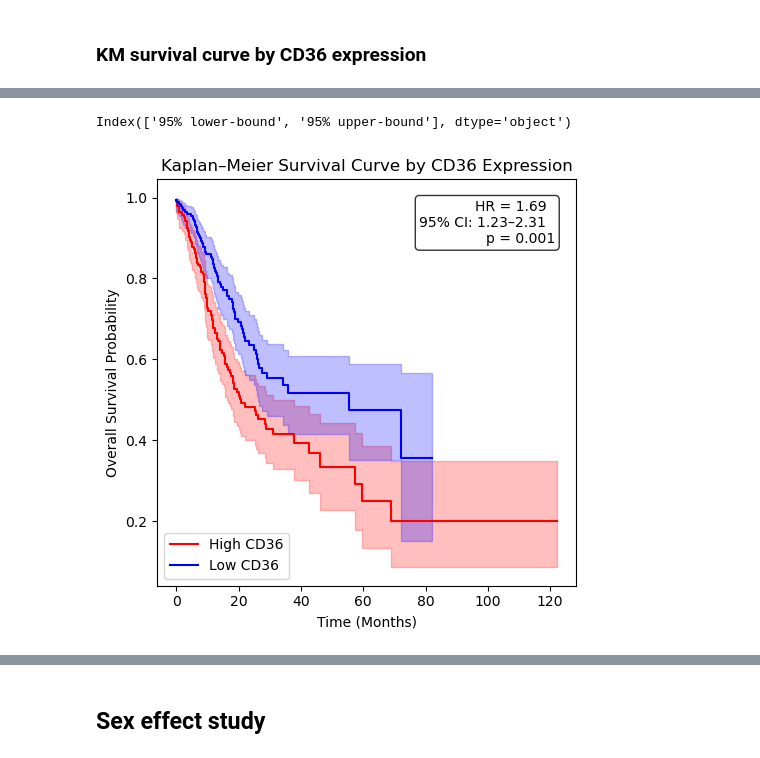
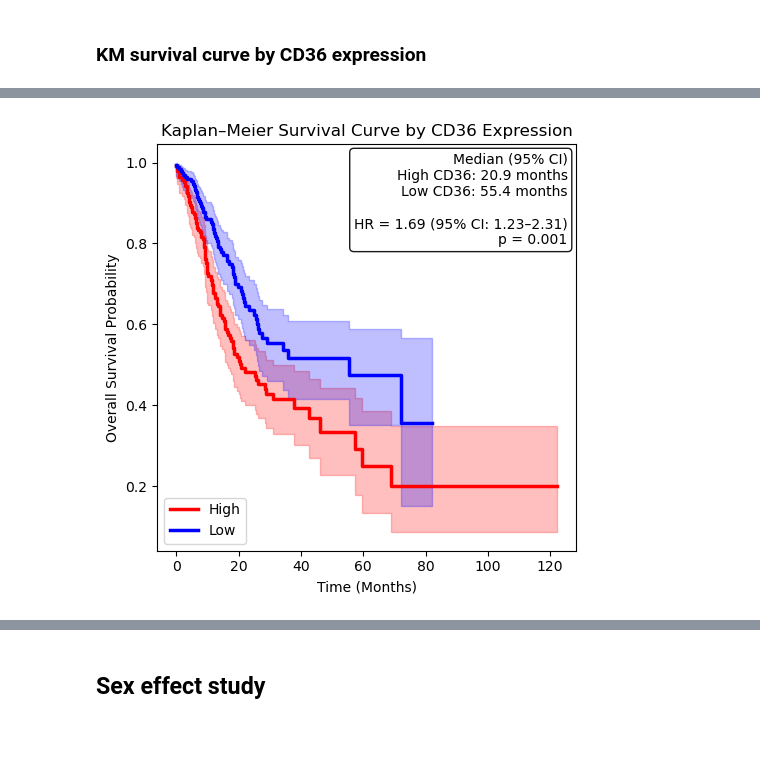
Before and after one commit to atanugiri/gastric-cancer, a Jupyter notebook: 01_Data_Analysis.ipynb, the cells around one changed output, grey strips where cells are left out. Cells and saved outputs as stored; diff of their text form; code cells hidden in the pictures.

Commit message:
Data analysis

```diff
--- a/01_Data_Analysis.ipynb
+++ b/01_Data_Analysis.ipynb
@@ -319,73 +283,68 @@ plt.show()
-# %%
-print(cph.confidence_intervals_.columns)
-# %% [output]
-Index(['95% lower-bound', '95% upper-bound'], dtype='object')
 # %%
 from lifelines import KaplanMeierFitter, CoxPHFitter
 import matplotlib.pyplot as plt
+import numpy as np
 
-# 1. Prepare data
+# Prepare data
 km_df = clinical_df[["Overall Survival (Months)", "Overall Survival Status", "CD36_Group"]].dropna()
-# Binary encode CD36_Group: High=1, Low=0
 km_df["CD36_High"] = (km_df["CD36_Group"] == "High").astype(int)
 
-# 2. Fit Cox model
+# Fit Cox model
 cph = CoxPHFitter()
-cph.fit(
-    km_df,
-    duration_col="Overall Survival (Months)",
-    event_col="Overall Survival Status",
-    formula="CD36_High"
-)
+cph.fit(km_df, duration_col="Overall Survival (Months)", event_col="Overall Survival Status", formula="CD36_High")
 
-# Extract HR, CI and p-value
+# Get HR and correct CI
 hr = cph.hazard_ratios_["CD36_High"]
-import numpy as np
-
 log_ci = cph.confidence_intervals_.loc["CD36_High"]
 ci_lower = np.exp(log_ci["95% lower-bound"])
 ci_upper = np.exp(log_ci["95% upper-bound"])
+p_val = cph.summary.loc["CD36_High", "p"]
 
-p_value = cph.summary.loc["CD36_High", "p"]
-
-# 3. Plot KM curves
-kmf = KaplanMeierFitter()
-group_colors = {"High": "red", "Low": "blue"}
-
+# Plot KM curves
 plt.figure(figsize=(5, 5))
 ax = plt.gca()
+group_colors = {"High": "red", "Low": "blue"}
+median_dict = {}
 
 for group in ["High", "Low"]:
     mask = km_df["CD36_Group"] == group
+    kmf = KaplanMeierFitter()
     kmf.fit(
         durations=km_df[mask]["Overall Survival (Months)"],
         event_observed=km_df[mask]["Overall Survival Status"],
-        label=f"{group} CD36"
+        label=group
     )
-    kmf.plot_survival_function(ci_show=True, color=group_colors[group], ax=ax)
+    kmf.plot_survival_function(ci_show=True, linewidth=2.5, color=group_colors[group], ax=ax)
 
-# 4. Annotate HR on the plot
-hr_text = (
-    f"HR = {hr:.2f}  \n"
-    f"95% CI: {ci_lower:.2f}–{ci_upper:.2f}  \n"
-    f"p = {p_value:.3f}"
-)
-# Place the text in the upper right corner of the axes
-ax.text(
-    0.95, 0.95, hr_text,
-    transform=ax.transAxes,
-    ha="right", va="top",
-    bbox=dict(boxstyle="round,pad=0.3", facecolor="white", alpha=0.8)
+    # Store median survival
+    median = kmf.median_survival_time_
+    ci = kmf.confidence_interval_survival_function_
+    median_dict[group] = median
+
+# Format legend label
+legend_text = (
+    f"Median (95% CI)\n"
+    f"High CD36: {median_dict['High']:.1f} months\n"
+    f"Low CD36: {median_dict['Low']:.1f} months\n\n"
+    f"HR = {hr:.2f} (95% CI: {ci_lower:.2f}–{ci_upper:.2f})\n"
+    f"p = {p_val:.3f}"
 )
 
+# Annotate text box
+ax.text(0.98, 0.98, legend_text, transform=ax.transAxes,
+        ha='right', va='top',
+        fontsize=10, bbox=dict(boxstyle='round', facecolor='white', alpha=0.9))
+
+# Customize plot
 plt.title("Kaplan–Meier Survival Curve by CD36 Expression")
 plt.xlabel("Time (Months)")
 plt.ylabel("Overall Survival Probability")
+# plt.grid(True, linestyle='--', alpha=0.5)
 plt.tight_layout()
 
-# Save and show
-plt.savefig("KM_CD36_with_HR.png", dpi=300, bbox_inches="tight")
-plt.savefig("KM_CD36_with_HR.pdf", bbox_inches="tight")
+# Save
+plt.savefig("KM_CD36_survival_curve_with_HR.png", dpi=300, bbox_inches="tight")
+plt.savefig("KM_CD36_survival_curve_with_HR.pdf", bbox_inches="tight")
 plt.show()
 # %% [output]
-[figure, old version]
+[figure, new version]
```
Also changed, not shown: parts of 15 cells of this notebook.
